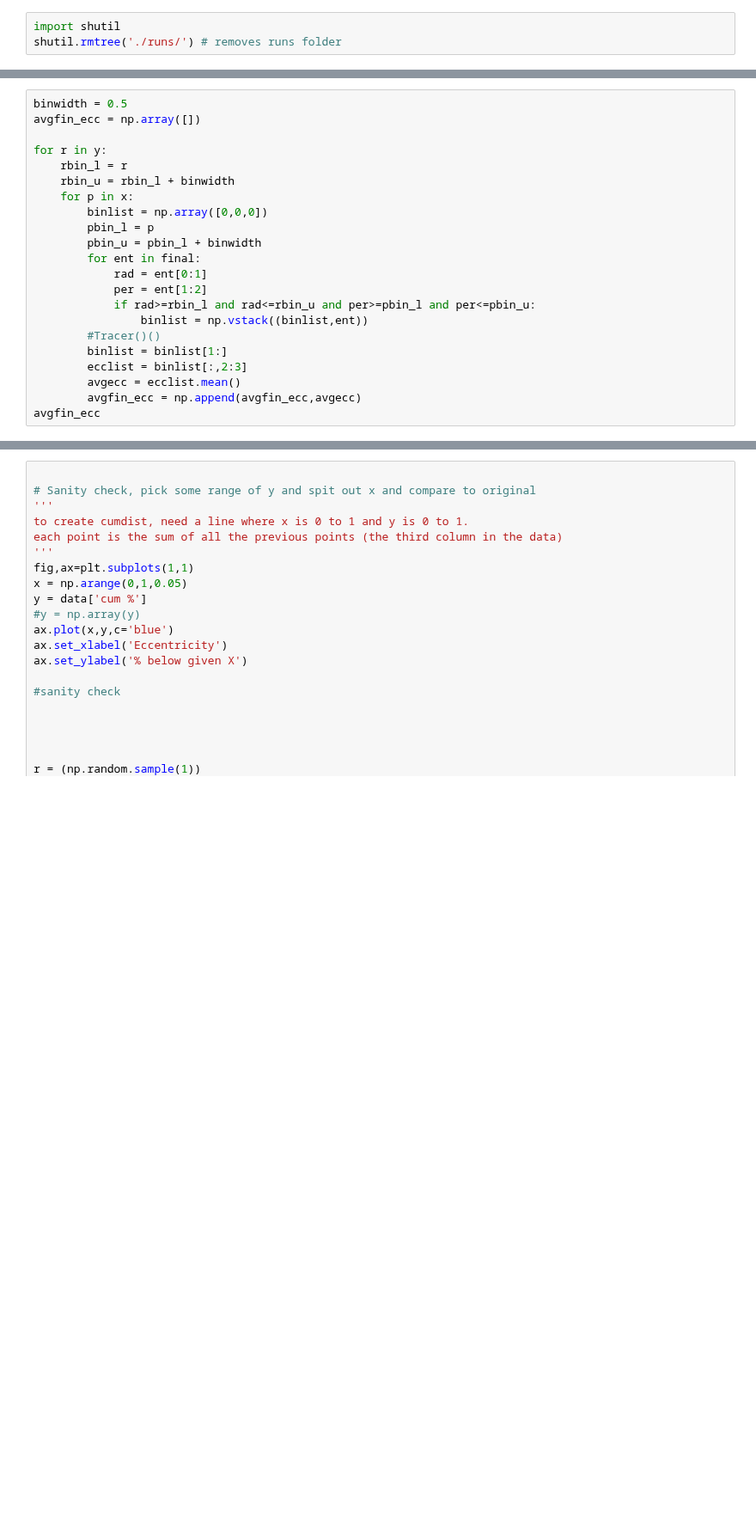
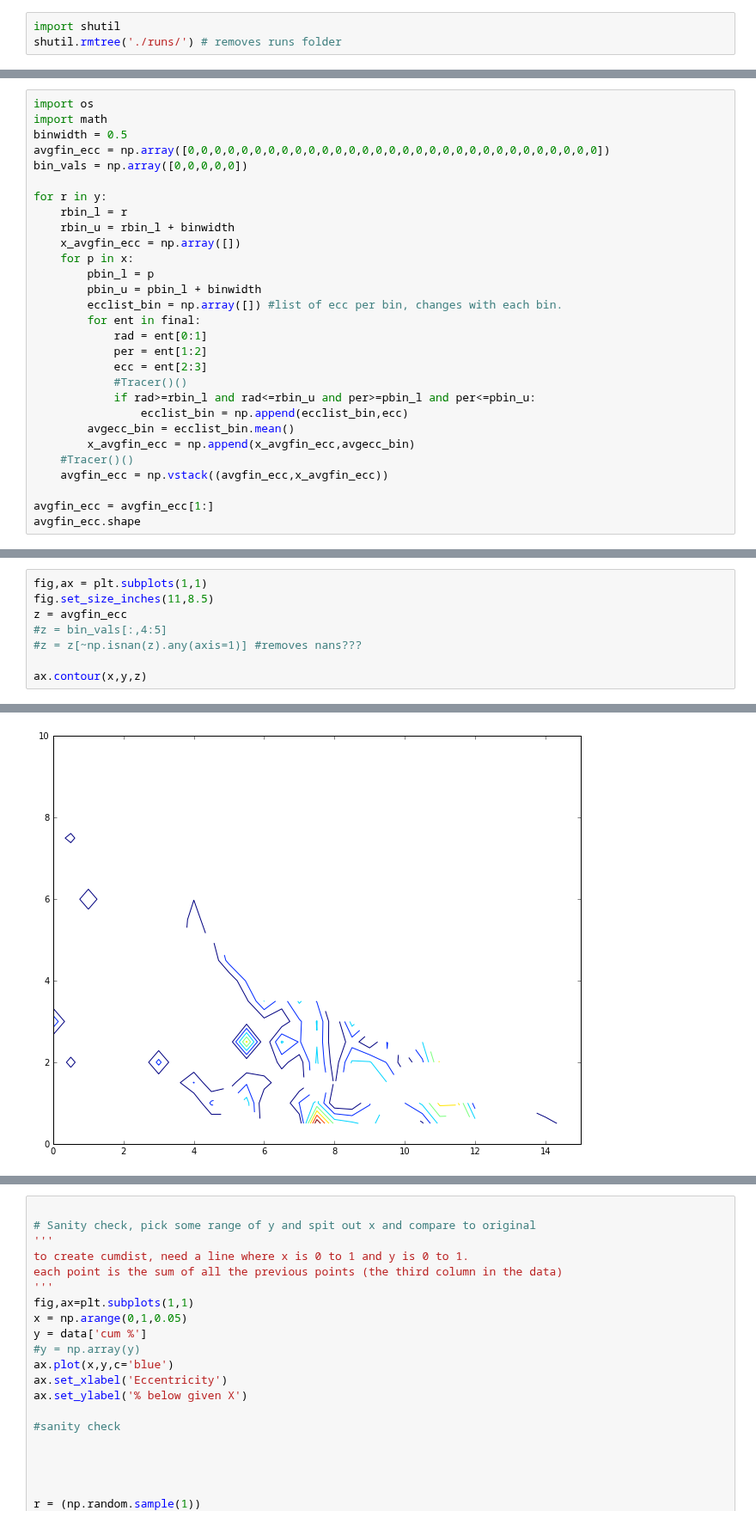
Before and after one commit to dm1681/Merging_Perts, a Jupyter notebook: Research/Merging_Perts/IC_gen.ipynb, the cells around one changed output, grey strips where cells are left out. Shown at 86% size. Saved outputs shown, nothing was run; the diff lists cells and outputs as text; blank space fills up the shorter version.

```diff
--- a/Research/Merging_Perts/IC_gen.ipynb
+++ b/Research/Merging_Perts/IC_gen.ipynb
@@ -401,23 +364,30 @@ final.shape
 # %%
+import os
+import math
 binwidth = 0.5
-avgfin_ecc = np.array([])
+avgfin_ecc = np.array([0,0,0,0,0,0,0,0,0,0,0,0,0,0,0,0,0,0,0,0,0,0,0,0,0,0,0,0,0,0,0])
+bin_vals = np.array([0,0,0,0,0])
 
 for r in y:
     rbin_l = r
     rbin_u = rbin_l + binwidth
+    x_avgfin_ecc = np.array([])
     for p in x:
-        binlist = np.array([0,0,0])
         pbin_l = p
         pbin_u = pbin_l + binwidth
+        ecclist_bin = np.array([]) #list of ecc per bin, changes with each bin.
         for ent in final:
             rad = ent[0:1]
             per = ent[1:2]
+            ecc = ent[2:3]
+            #Tracer()()
             if rad>=rbin_l and rad<=rbin_u and per>=pbin_l and per<=pbin_u:
-                binlist = np.vstack((binlist,ent))
-        #Tracer()()
-        binlist = binlist[1:]
-        ecclist = binlist[:,2:3]
-        avgecc = ecclist.mean()
-        avgfin_ecc = np.append(avgfin_ecc,avgecc)
-avgfin_ecc
+                ecclist_bin = np.append(ecclist_bin,ecc)
+        avgecc_bin = ecclist_bin.mean()
+        x_avgfin_ecc = np.append(x_avgfin_ecc,avgecc_bin)
+    #Tracer()()
+    avgfin_ecc = np.vstack((avgfin_ecc,x_avgfin_ecc))
+
+avgfin_ecc = avgfin_ecc[1:]
+avgfin_ecc.shape
 # %% [output]
@@ -424,0 +395,9 @@ IndexError: too many indices for array
+# %%
+fig,ax = plt.subplots(1,1)
+fig.set_size_inches(11,8.5)
+z = avgfin_ecc
+#z = bin_vals[:,4:5]
+#z = z[~np.isnan(z).any(axis=1)] #removes nans???
+
+ax.contour(x,y,z)
+# %% [output]
@@ -424,0 +405 @@ IndexError: too many indices for array
+[figure, added]
```
Also changed, not shown: parts of 8 cells of this notebook.
